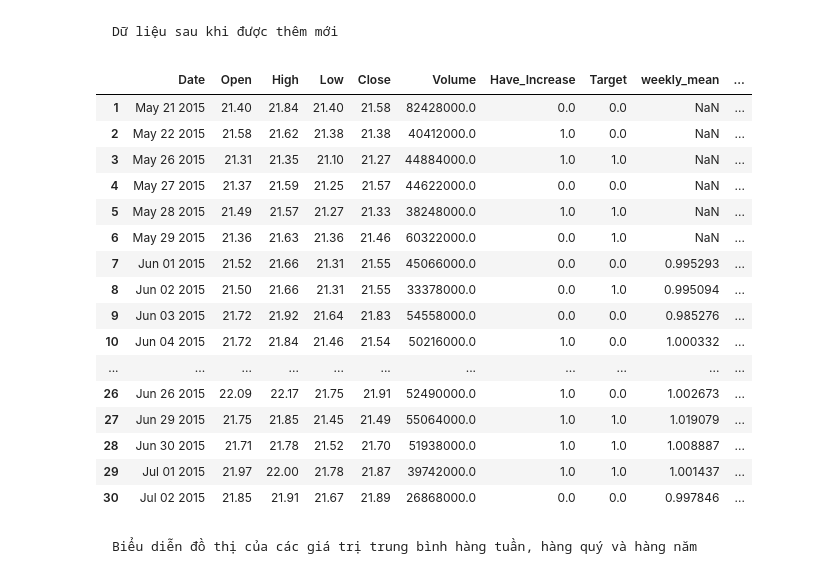
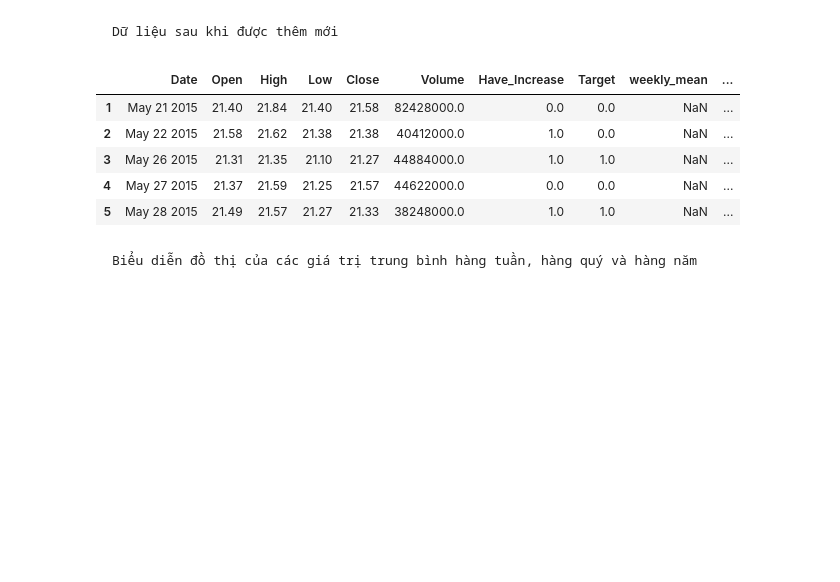
Before and after one commit to LeManhDuy/Data-Science-Stock-Price-Prediction, a Jupyter notebook: feature_engineering.ipynb, the cells around one changed output. Drawn from its saved outputs; the diff is of its cells as text; code cells hidden in the pictures; blank space fills up the shorter version.

```diff
--- a/feature_engineering.ipynb
+++ b/feature_engineering.ipynb
@@ -114,6 +110,3 @@ data['annual_mean'] = annual_mean / data['Close']
-# %%
-data['annual_weekly_mean'] = data['annual_mean'] / data['weekly_mean']
-data['annual_quarterly_mean'] = data['annual_mean'] / data['quarterly_mean']
 # %% [markdown]
     Thêm tỉ số giữa giá mở cửa, giá cao, giá thấp và giá đóng cửa trong ngày.
 
@@ -125,25 +118,14 @@ data['low_close_ratio'] = data['Low'] / data['Close']
 # %% [markdown]
     Dữ liệu sau khi được thêm mới
 # %%
-data.head(30)
+data.head()
 # %% [output]
 |  | Date | Open | High | Low | Close | Volume | Have_Increase | Target | weekly_mean | ... |
 | 1 | May 21 2015 | 21.40 | 21.84 | 21.40 | 21.58 | 82428000.0 | 0.0 | 0.0 | NaN | ... |
 | 2 | May 22 2015 | 21.58 | 21.62 | 21.38 | 21.38 | 40412000.0 | 1.0 | 0.0 | NaN | ... |
 | 3 | May 26 2015 | 21.31 | 21.35 | 21.10 | 21.27 | 44884000.0 | 1.0 | 1.0 | NaN | ... |
 | 4 | May 27 2015 | 21.37 | 21.59 | 21.25 | 21.57 | 44622000.0 | 0.0 | 0.0 | NaN | ... |
 | 5 | May 28 2015 | 21.49 | 21.57 | 21.27 | 21.33 | 38248000.0 | 1.0 | 1.0 | NaN | ... |
-| 6 | May 29 2015 | 21.36 | 21.63 | 21.36 | 21.46 | 60322000.0 | 0.0 | 1.0 | NaN | ... |
-| 7 | Jun 01 2015 | 21.52 | 21.66 | 21.31 | 21.55 | 45066000.0 | 0.0 | 0.0 | 0.995293 | ... |
-| 8 | Jun 02 2015 | 21.50 | 21.66 | 21.31 | 21.55 | 33378000.0 | 0.0 | 1.0 | 0.995094 | ... |
-| 9 | Jun 03 2015 | 21.72 | 21.92 | 21.64 | 21.83 | 54558000.0 | 0.0 | 0.0 | 0.985276 | ... |
-| 10 | Jun 04 2015 | 21.72 | 21.84 | 21.46 | 21.54 | 50216000.0 | 1.0 | 0.0 | 1.000332 | ... |
-| ... | ... | ... | ... | ... | ... | ... | ... | ... | ... | ... |
-| 26 | Jun 26 2015 | 22.09 | 22.17 | 21.75 | 21.91 | 52490000.0 | 1.0 | 0.0 | 1.002673 | ... |
-| 27 | Jun 29 2015 | 21.75 | 21.85 | 21.45 | 21.49 | 55064000.0 | 1.0 | 1.0 | 1.019079 | ... |
-| 28 | Jun 30 2015 | 21.71 | 21.78 | 21.52 | 21.70 | 51938000.0 | 1.0 | 1.0 | 1.008887 | ... |
-| 29 | Jul 01 2015 | 21.97 | 22.00 | 21.78 | 21.87 | 39742000.0 | 1.0 | 1.0 | 1.001437 | ... |
-| 30 | Jul 02 2015 | 21.85 | 21.91 | 21.67 | 21.89 | 26868000.0 | 0.0 | 0.0 | 0.997846 | ... |
 # %% [markdown]
     Biểu diễn đồ thị của các giá trị trung bình hàng tuần, hàng quý và hàng năm
 # %%
```
Also changed, not shown: parts of 21 cells of this notebook, 2 other files.
